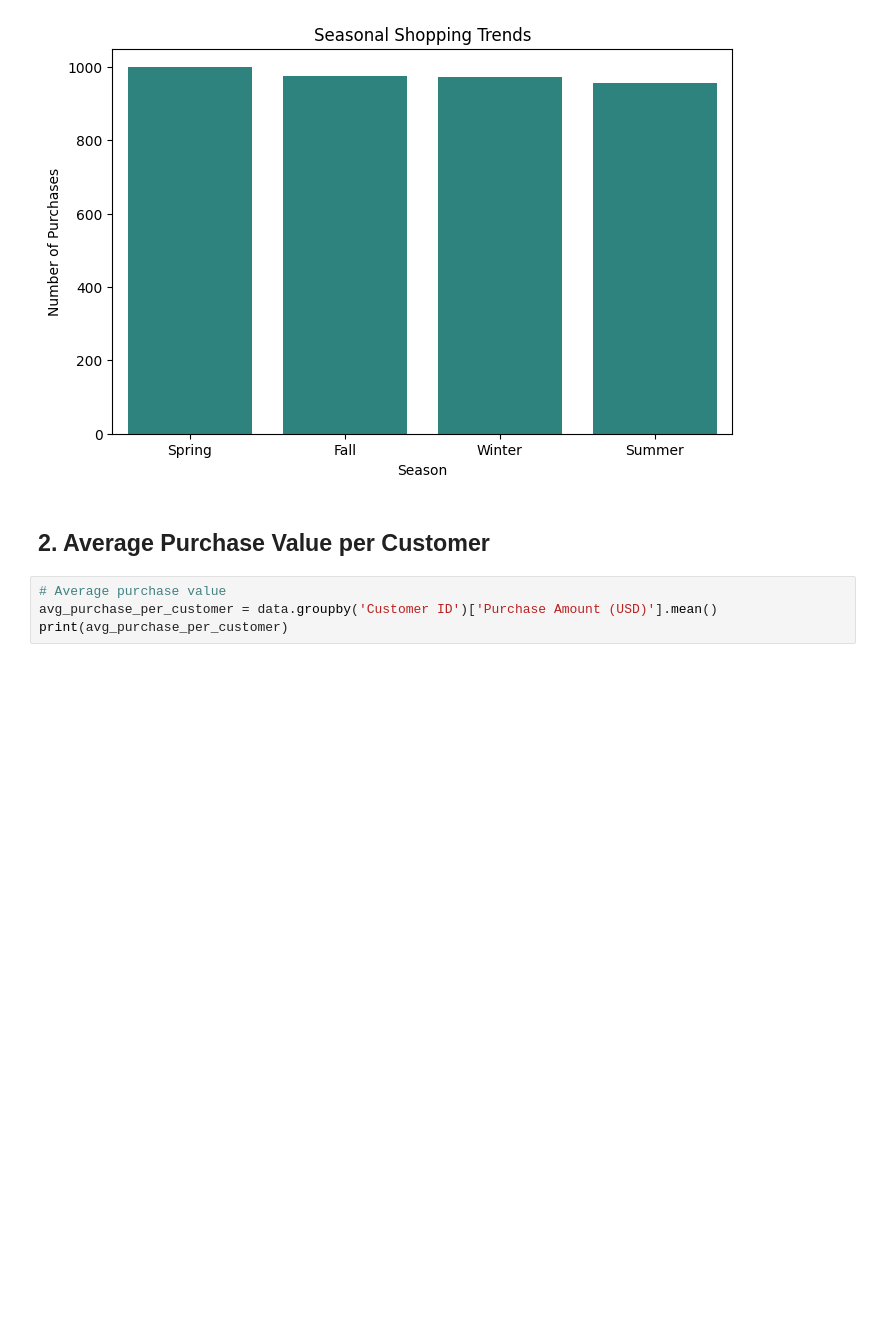
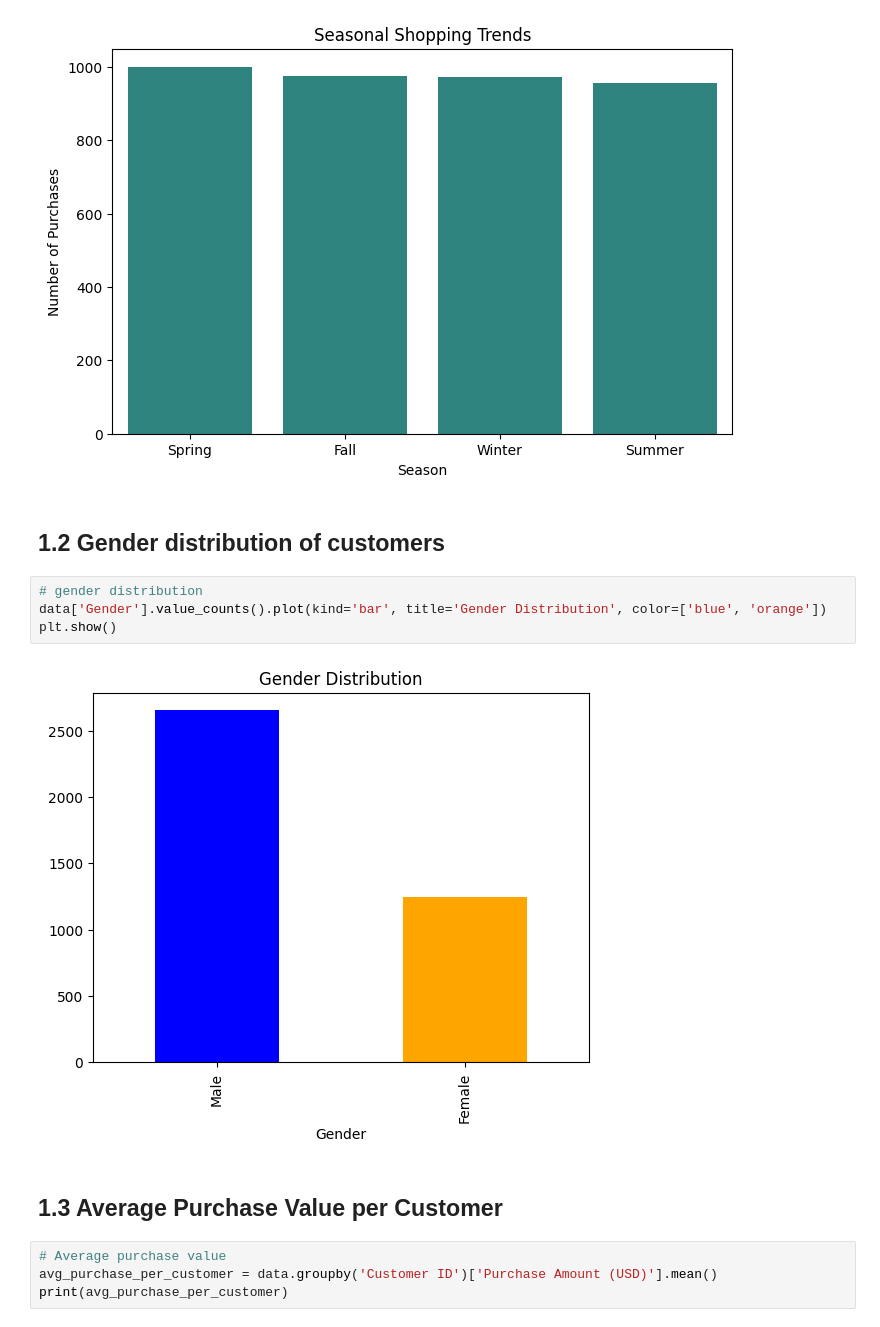
Before and after one commit to Ghanshyam-kr/Shopping_Trends_analysis, a Jupyter notebook: Project.ipynb, the cells around one changed output. Cells and saved outputs as stored; diff of their text form; blank space fills up the shorter version.

```diff
--- a/Project.ipynb
+++ b/Project.ipynb
@@ -47,8 +60,16 @@ plt.ylabel("Number of Purchases")
 plt.show()
 # %% [output]
 [figure]
+# %% [markdown]
+## 1.2 Gender distribution of customers
+# %%
+# gender distribution
+data['Gender'].value_counts().plot(kind='bar', title='Gender Distribution', color=['blue', 'orange'])
+plt.show()
+# %% [output]
+[figure, added]
 # %% [markdown]
-## 2. Average Purchase Value per Customer
+## 1.3 Average Purchase Value per Customer
 # %%
 # Average purchase value
 avg_purchase_per_customer = data.groupby('Customer ID')['Purchase Amount (USD)'].mean()
```
Also changed, not shown: parts of 11 cells of this notebook.
